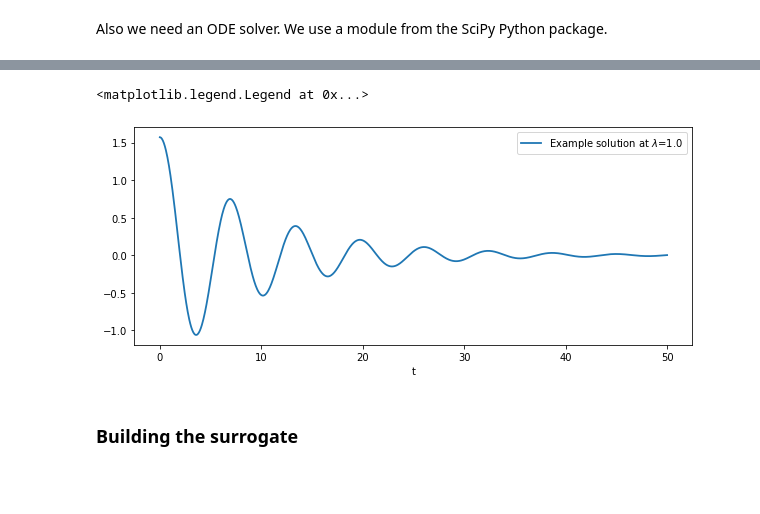
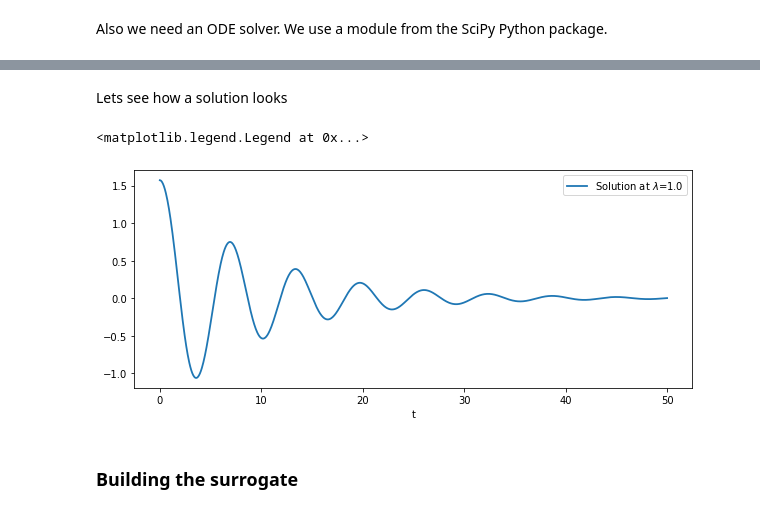
Before and after one commit to aaronuv/arby, a Jupyter notebook: docs/source/pendulum.ipynb, the cells around one changed output, grey strips where cells are left out. Cells and saved outputs as stored; diff of their text form; code cells hidden in the pictures; blank space fills up the shorter version.

```diff
--- a/docs/source/pendulum.ipynb
+++ b/docs/source/pendulum.ipynb
@@ -53,14 +54,16 @@ times = np.linspace(0,50,1001)
 # plot a simple solution
 λ = 1.
 sol = odeint(pend,y0, times, (b,λ))
+# %% [markdown]
+Lets see how a solution looks
 # %%
 plt.figure(figsize=(10,4))
-plt.plot(times, sol[:,0], label=f'Example solution at $\lambda$={λ}', lw=1.8)
+plt.plot(times, sol[:,0], label=f'Solution at $\lambda$={λ}', lw=1.8)
 plt.xlabel('t')
 plt.legend()
 # %% [output]
 <matplotlib.legend.Legend at 0x...>
-[figure, old version]
+[figure, new version]
 # %% [markdown]
 ### Building the surrogate
 # %% [markdown]
```
Also changed, not shown: parts of 14 cells of this notebook.
